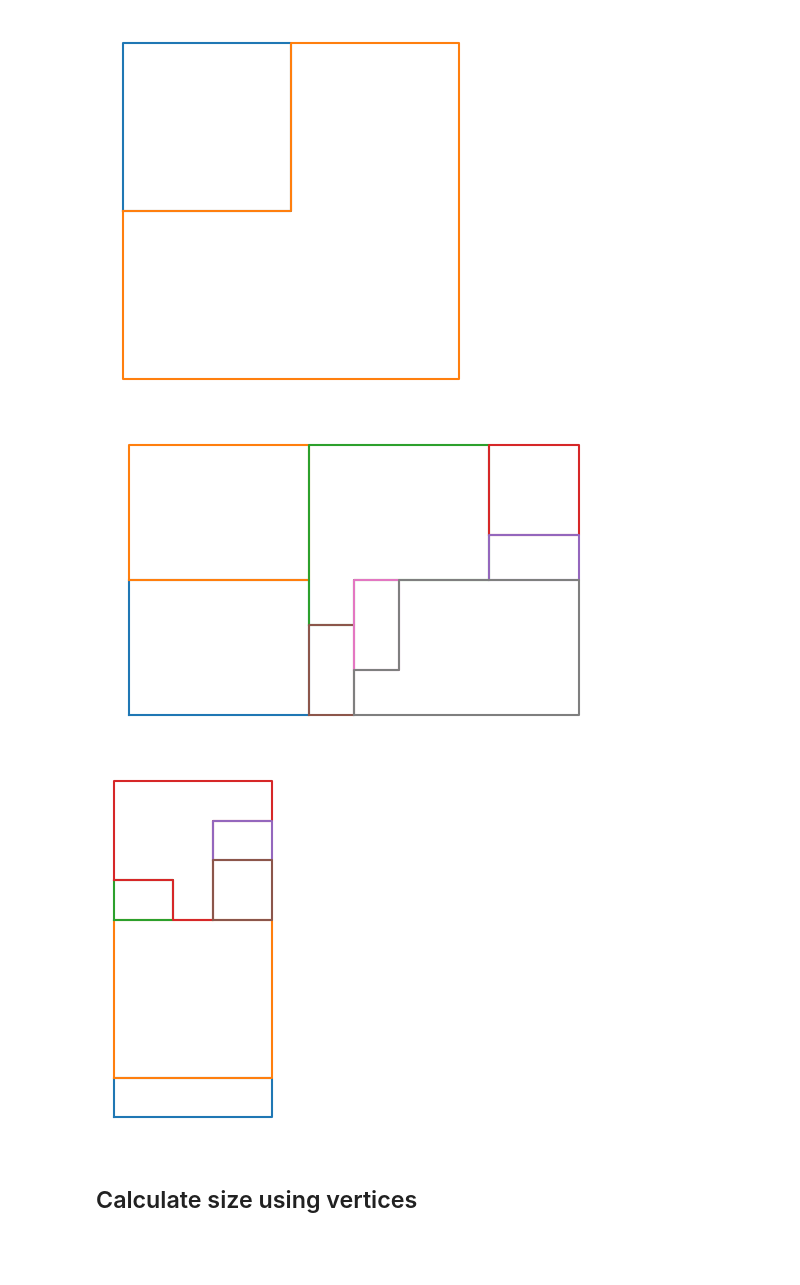
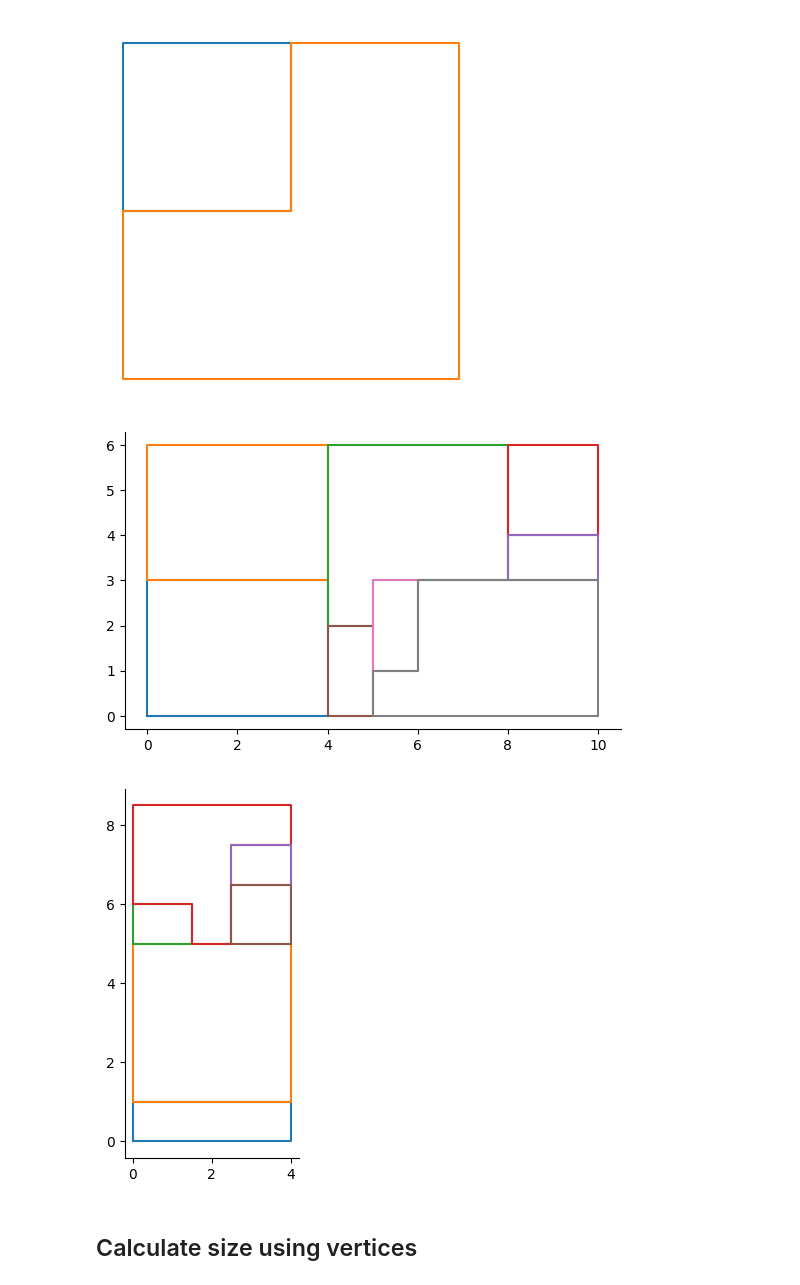
Before and after one commit to ZuxingGit/EvolutionaryOptimisation, a Jupyter notebook: code/1_representation/floor_plan_representation.ipynb, the cells around one changed output. Cells and saved outputs as stored; diff of their text form; code cells hidden in the pictures; blank space fills up the shorter version.

```diff
--- a/code/1_representation/floor_plan_representation.ipynb
+++ b/code/1_representation/floor_plan_representation.ipynb
@@ -92,31 +92,34 @@ draw_shape(room6)
 draw_shape(room7)
 draw_shape(room8)
 plt.gca().set_aspect('equal', adjustable='box')
-plt.axis('off')
+# only show left and bottom axes
+plt.gca().spines['right'].set_visible(False)
+plt.gca().spines['top'].set_visible(False)
 plt.show()
 # %% [output]
-[figure, old version]
+[figure, new version]
 # %%
 # house2
 room_1 = [(0, 0), (0, 1), (4, 1), (4, 0)]
 room_2 = [(0, 1), (0, 5), (4, 5), (4, 1)]
 room_3 = [(0, 5), (0, 6), (1.5, 6), (1.5, 5)]
 room_4 = [(0, 6), (0, 8.5), (4, 8.5), (4, 7.5), (2.5, 7.5), (2.5, 5), (1.5, 5), (1.5, 6)]
 room_5 = [(2.5, 6.5), (2.5, 7.5), (4, 7.5), (4, 6.5)]
 room_6 = [(2.5, 5), (2.5, 6.5), (4, 6.5), (4, 5)]
 
 plt.figure()
 draw_shape(room_1)
 draw_shape(room_2)
 draw_shape(room_3)
 draw_shape(room_4)
 draw_shape(room_5)
 draw_shape(room_6)
 plt.gca().set_aspect('equal', adjustable='box')
-plt.axis('off')
+plt.gca().spines['right'].set_visible(False)
+plt.gca().spines['top'].set_visible(False)
 plt.show()
 # %% [output]
-[figure, old version]
+[figure, new version]
 # %% [markdown]
 ## Calculate size using vertices
 # %%
```
Also changed, not shown: 3 other files.
